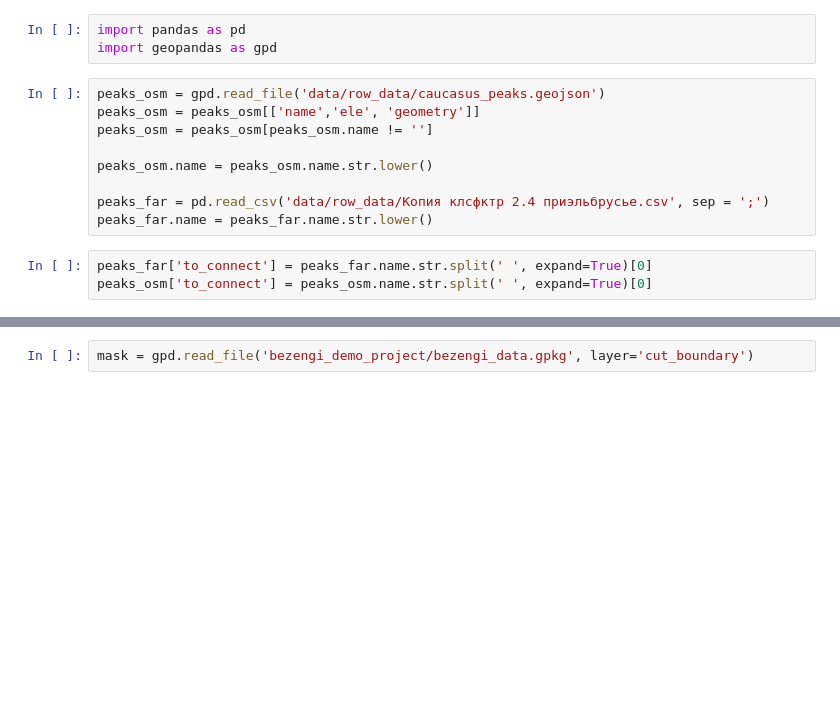
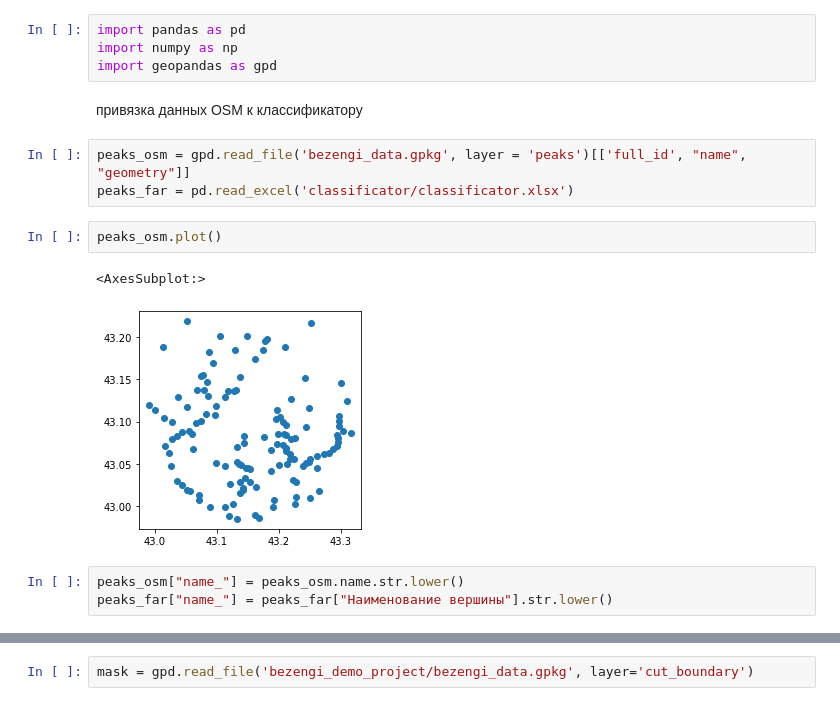
Before and after one commit to hukitoc94/bezengi, a Jupyter notebook: FAR_preparation_projeck.ipynb, the cells around one changed output, grey strips where cells are left out. Cells and saved outputs as stored; diff of their text form; blank space fills up the shorter version.

```diff
--- a/FAR_preparation_projeck.ipynb
+++ b/FAR_preparation_projeck.ipynb
@@ -1,15 +1,17 @@
 # %%
 import pandas as pd
+import numpy as np
 import geopandas as gpd
-# %%
-peaks_osm = gpd.read_file('data/row_data/caucasus_peaks.geojson')
-peaks_osm = peaks_osm[['name','ele', 'geometry']]
-peaks_osm = peaks_osm[peaks_osm.name != '']
-
-peaks_osm.name = peaks_osm.name.str.lower()
-
-peaks_far = pd.read_csv('data/row_data/Копия клсфктр 2.4 приэльбрусье.csv', sep = ';')
-peaks_far.name = peaks_far.name.str.lower()
-# %%
-peaks_far['to_connect'] = peaks_far.name.str.split(' ', expand=True)[0]
-peaks_osm['to_connect'] = peaks_osm.name.str.split(' ', expand=True)[0]
+# %% [markdown]
+привязка данных OSM к классификатору
+# %%
+peaks_osm = gpd.read_file('bezengi_data.gpkg', layer = 'peaks')[['full_id', "name", "geometry"]]
+peaks_far = pd.read_excel('classificator/classificator.xlsx')
+# %%
+peaks_osm.plot()
+# %% [output]
+<AxesSubplot:>
+[figure, added]
+# %%
+peaks_osm["name_"] = peaks_osm.name.str.lower()
+peaks_far["name_"] = peaks_far["Наименование вершины"].str.lower()
```
Also changed, not shown: parts of 10 cells of this notebook, 9 other files.
